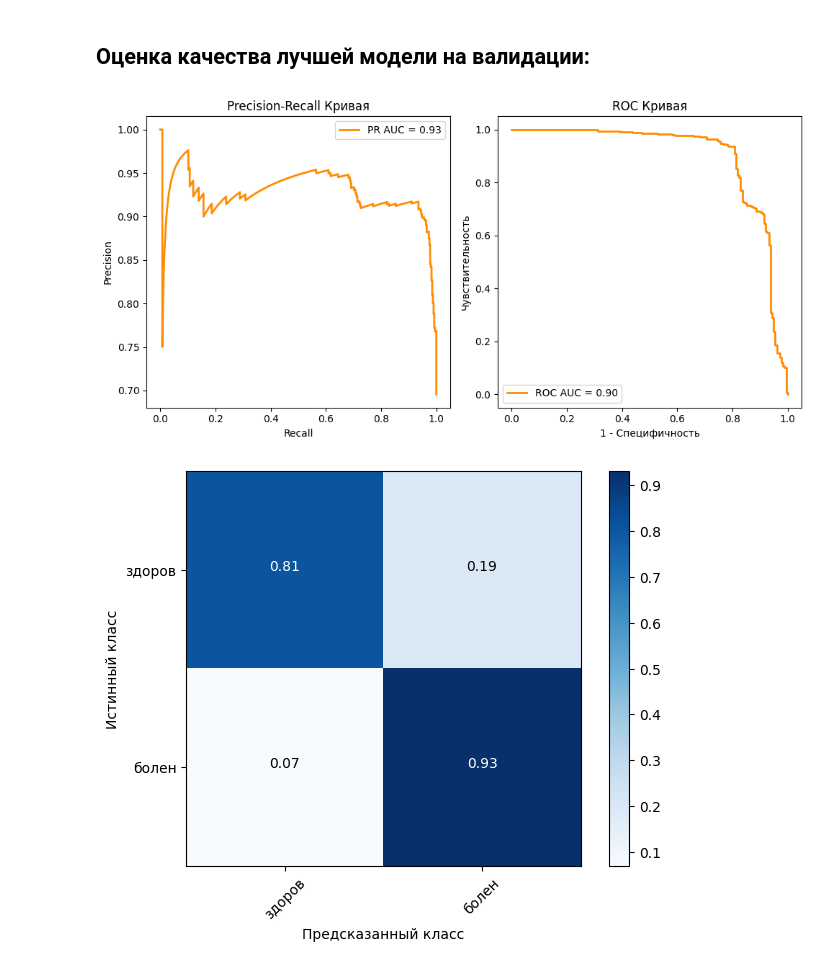
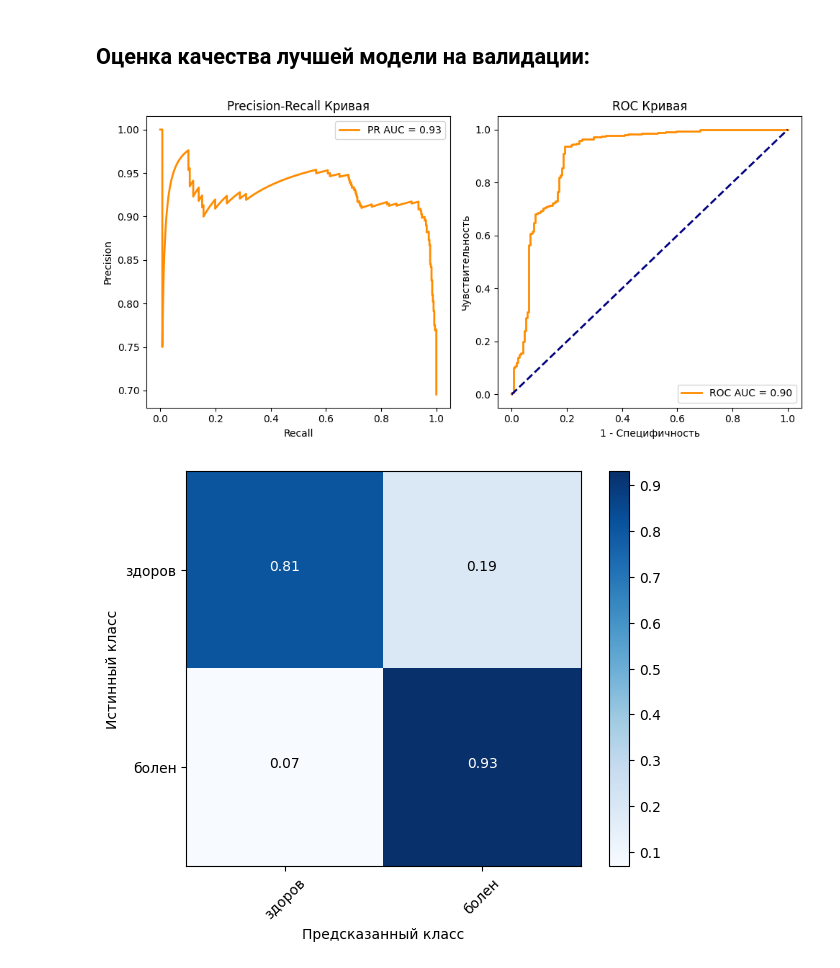
Before and after one commit to Koldim2001/ML_DL_research_VECG, a Jupyter notebook: DL_pointcloud/classifier_pointnet_train.ipynb, the cells around one changed output. Saved outputs shown, nothing was run; the diff lists cells and outputs as text; code cells hidden in the pictures.

```diff
--- a/DL_pointcloud/classifier_pointnet_train.ipynb
+++ b/DL_pointcloud/classifier_pointnet_train.ipynb
@@ -606,35 +606,40 @@ with torch.no_grad():
 y_probs = np.array(all_probs)
 y_true = np.array(all_labels)
 
 # Расчет Precision-Recall  и AUC-PR
 precision, recall, _ = precision_recall_curve(y_true, y_probs)
 auc_pr = auc(recall, precision)
 
 # Расчет ROC-кривой и AUC-ROC
 fpr, tpr, _ = roc_curve(y_true, y_probs)
 auc_roc = auc(fpr, tpr)
 
+# Рассчет чувствительности (True Positive Rate) и специфичности (True Negative Rate)
+sensitivity = tpr
+specificity = 1 - fpr
+
 # Построение PR-кривой
 plt.figure(figsize=(10, 5))
 plt.subplot(1, 2, 1)
 plt.plot(recall, precision, color='darkorange', lw=2, label=f'PR AUC = {auc_pr:.2f}')
 plt.xlabel('Recall')
 plt.ylabel('Precision')
 plt.title('Precision-Recall Кривая')
 plt.legend(loc='best')
 
 # Построение ROC-кривой
 plt.subplot(1, 2, 2)
-plt.plot(np.ones_like(fpr)-fpr, tpr, color='darkorange', lw=2, label=f'ROC AUC = {auc_roc:.2f}')
+plt.plot(1- specificity, sensitivity, color='darkorange', lw=2, label=f'ROC AUC = {auc_roc:.2f}')
+plt.plot([0, 1], [0, 1], color='navy', lw=2, linestyle='--')
 plt.xlabel('1 - Специфичность')
 plt.ylabel('Чувствительность')
 plt.title('ROC Кривая')
 plt.legend(loc='best')
 
 plt.tight_layout()
 plt.show()
 # %% [output]
-[figure, old version]
+[figure, new version]
 # %%
 import itertools
 import numpy as np
```
